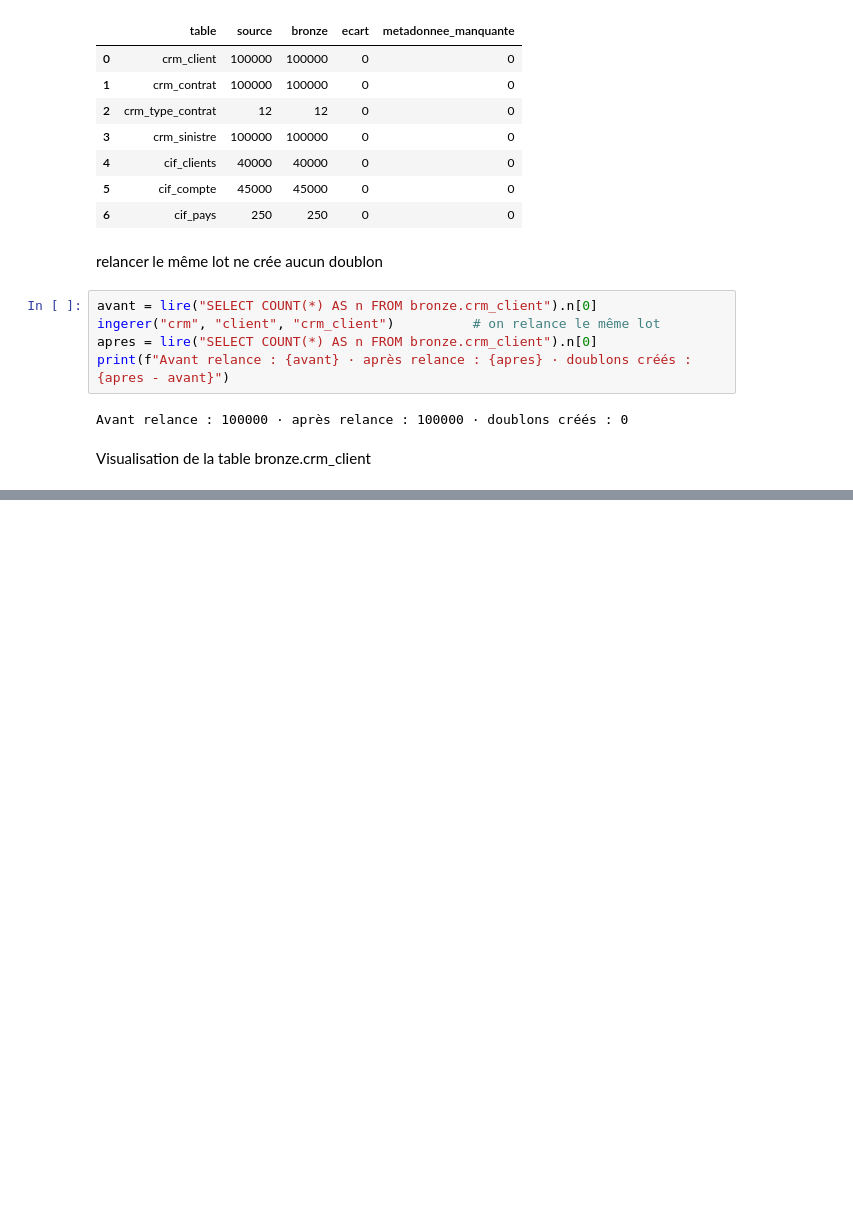
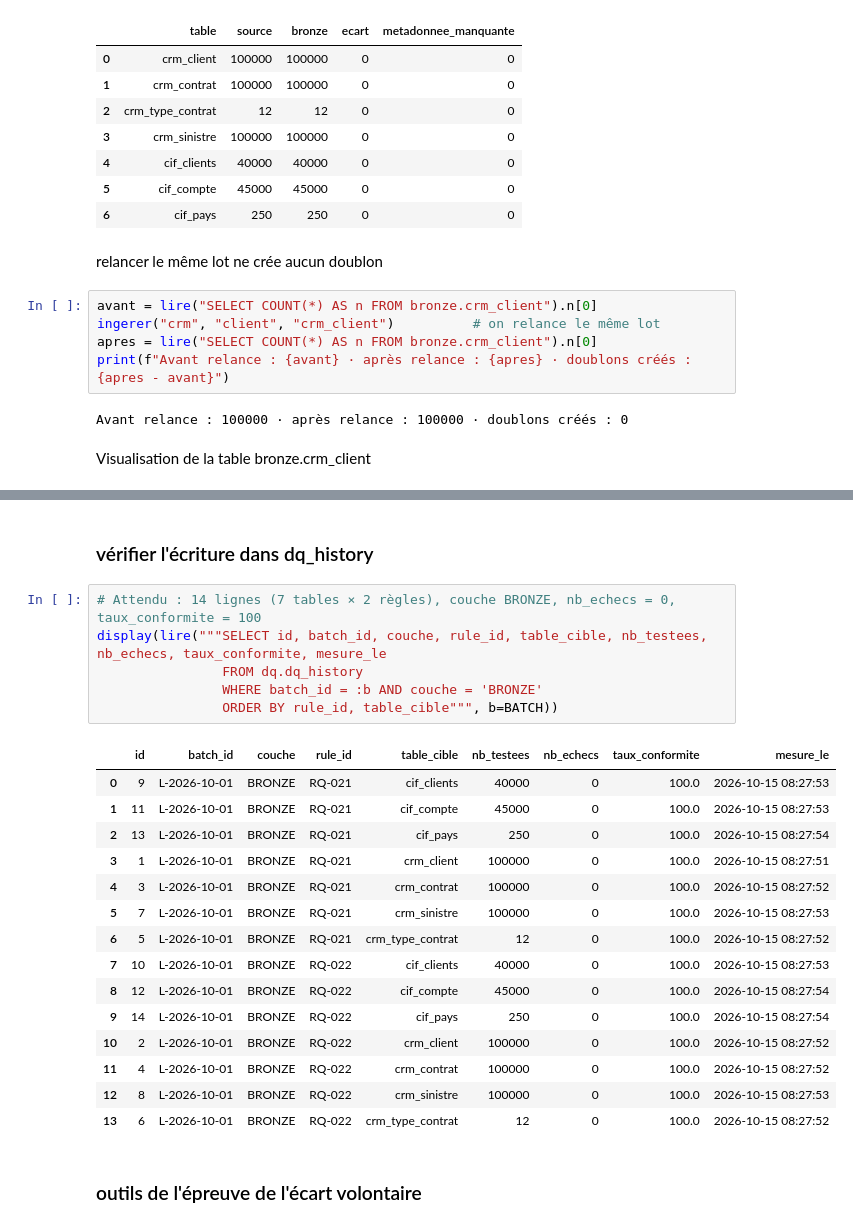
Before and after one commit to Samii05/td-qualite-g01, a Jupyter notebook: notebooks/S1_01.ipynb, the cells around one changed output, grey strips where cells are left out. Saved outputs shown, nothing was run; the diff lists cells and outputs as text; blank space fills up the shorter version.

Commit message:
**US-03** · Porte B : réconciliation source → bronze (RQ-021) et métadonnées (RQ-022)

```diff
--- a/notebooks/S1_01.ipynb
+++ b/notebooks/S1_01.ipynb
@@ -301,0 +410,26 @@ lire("SELECT client_id, nom, cp, pays, _batch_id, _source_system, _ingested_at,
+# %% [markdown]
+### vérifier l'écriture dans dq_history
+# %%
+# Attendu : 14 lignes (7 tables × 2 règles), couche BRONZE, nb_echecs = 0, taux_conformite = 100
+display(lire("""SELECT id, batch_id, couche, rule_id, table_cible, nb_testees, nb_echecs, taux_conformite, mesure_le
+                FROM dq.dq_history
+                WHERE batch_id = :b AND couche = 'BRONZE'
+                ORDER BY rule_id, table_cible""", b=BATCH))
+# %% [output]
+|  | id | batch_id | couche | rule_id | table_cible | nb_testees | nb_echecs | taux_conformite | mesure_le |
+| 0 | 9 | L-2026-10-01 | BRONZE | RQ-021 | cif_clients | 40000 | 0 | 100.0 | 2026-10-15 08:27:53 |
+| 1 | 11 | L-2026-10-01 | BRONZE | RQ-021 | cif_compte | 45000 | 0 | 100.0 | 2026-10-15 08:27:53 |
+| 2 | 13 | L-2026-10-01 | BRONZE | RQ-021 | cif_pays | 250 | 0 | 100.0 | 2026-10-15 08:27:54 |
+| 3 | 1 | L-2026-10-01 | BRONZE | RQ-021 | crm_client | 100000 | 0 | 100.0 | 2026-10-15 08:27:51 |
+| 4 | 3 | L-2026-10-01 | BRONZE | RQ-021 | crm_contrat | 100000 | 0 | 100.0 | 2026-10-15 08:27:52 |
+| 5 | 7 | L-2026-10-01 | BRONZE | RQ-021 | crm_sinistre | 100000 | 0 | 100.0 | 2026-10-15 08:27:53 |
+| 6 | 5 | L-2026-10-01 | BRONZE | RQ-021 | crm_type_contrat | 12 | 0 | 100.0 | 2026-10-15 08:27:52 |
+| 7 | 10 | L-2026-10-01 | BRONZE | RQ-022 | cif_clients | 40000 | 0 | 100.0 | 2026-10-15 08:27:53 |
+| 8 | 12 | L-2026-10-01 | BRONZE | RQ-022 | cif_compte | 45000 | 0 | 100.0 | 2026-10-15 08:27:54 |
+| 9 | 14 | L-2026-10-01 | BRONZE | RQ-022 | cif_pays | 250 | 0 | 100.0 | 2026-10-15 08:27:54 |
+| 10 | 2 | L-2026-10-01 | BRONZE | RQ-022 | crm_client | 100000 | 0 | 100.0 | 2026-10-15 08:27:52 |
+| 11 | 4 | L-2026-10-01 | BRONZE | RQ-022 | crm_contrat | 100000 | 0 | 100.0 | 2026-10-15 08:27:52 |
+| 12 | 8 | L-2026-10-01 | BRONZE | RQ-022 | crm_sinistre | 100000 | 0 | 100.0 | 2026-10-15 08:27:53 |
+| 13 | 6 | L-2026-10-01 | BRONZE | RQ-022 | crm_type_contrat | 12 | 0 | 100.0 | 2026-10-15 08:27:52 |
+# %% [markdown]
+### outils de l'épreuve de l'écart volontaire
```
Also changed, not shown: parts of 12 cells of this notebook, 1 other file.
